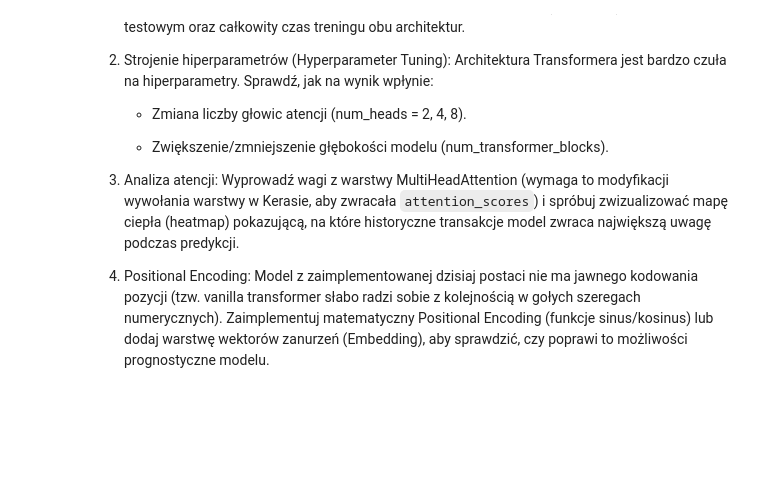
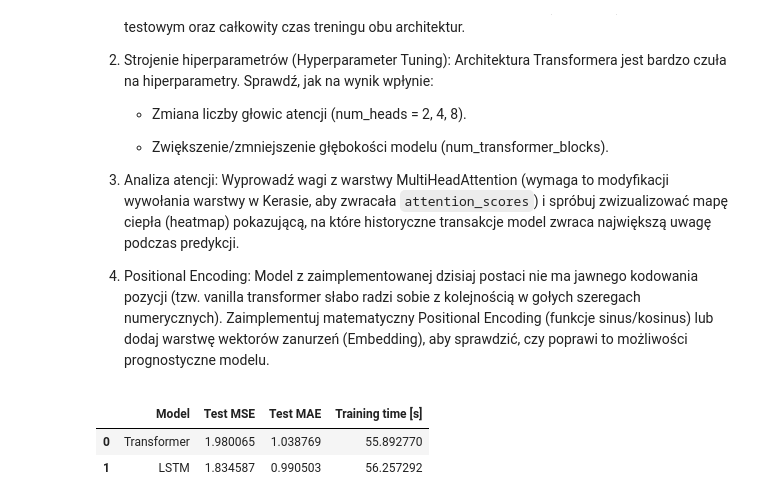
Before and after one commit to Qertal/studia, a Jupyter notebook: SIECINEURONOWE20252026/20260408/N10/SNiUG_MS_Lab_10.ipynb, the cells around one changed output. Drawn from its saved outputs; the diff is of its cells as text; code cells hidden in the pictures; blank space fills up the shorter version.

```diff
--- a/SIECINEURONOWE20252026/20260408/N10/SNiUG_MS_Lab_10.ipynb
+++ b/SIECINEURONOWE20252026/20260408/N10/SNiUG_MS_Lab_10.ipynb
@@ -287,3 +279,90 @@ plt.show()
 3. Analiza atencji: Wyprowadź wagi z warstwy MultiHeadAttention (wymaga to modyfikacji wywołania warstwy w Kerasie, aby zwracała `attention_scores`) i spróbuj zwizualizować mapę ciepła (heatmap) pokazującą, na które historyczne transakcje model zwraca największą uwagę podczas predykcji.
 
 4. Positional Encoding: Model z zaimplementowanej dzisiaj postaci nie ma jawnego kodowania pozycji (tzw. vanilla transformer słabo radzi sobie z kolejnością w gołych szeregach numerycznych). Zaimplementuj matematyczny Positional Encoding (funkcje sinus/kosinus) lub dodaj warstwę wektorów zanurzeń (Embedding), aby sprawdzić, czy poprawi to możliwości prognostyczne modelu.
+# %%
+import time
+
+tf.random.set_seed(42)
+np.random.seed(42)
+
+
+def build_lstm_model(input_shape):
+    inputs = keras.Input(shape=input_shape)
+    x = layers.LSTM(64, return_sequences=True)(inputs)
+    x = layers.Dropout(0.1)(x)
+    x = layers.LSTM(32)(x)
+    x = layers.Dense(128, activation="relu")(x)
+    x = layers.Dropout(0.2)(x)
+    outputs = layers.Dense(1, activation="linear")(x)
+    return keras.Model(inputs, outputs)
+
+
+def compile_model(m):
+    m.compile(
+        loss="mse",
+        optimizer=keras.optimizers.Adam(learning_rate=1e-4),
+        metrics=[
+            keras.metrics.MeanSquaredError(name="mse"),
+            keras.metrics.MeanAbsoluteError(name="mae"),
+        ],
+    )
+    return m
+
+
+# Transformer
+transformer_model = build_transformer_model(
+    input_shape=INPUT_SHAPE,
+    head_size=64,
+    num_heads=4,
+    ff_dim=4,
+    num_transformer_blocks=2,
+    mlp_units=[128],
+    mlp_dropout=0.2,
+    dropout=0.1,
+)
+compile_model(transformer_model)
+
+start = time.perf_counter()
+history_transformer = transformer_model.fit(
+    train_x,
+    train_y,
+    validation_data=(val_x, val_y),
+    epochs=100,
+    batch_size=64,
+    callbacks=callbacks,
+    verbose=0,
+)
+transformer_time = time.perf_counter() - start
+transformer_results = transformer_model.evaluate(test_x, test_y, verbose=0)
+
+# LSTM
+lstm_model = build_lstm_model(INPUT_SHAPE)
+compile_model(lstm_model)
+
+start = time.perf_counter()
+history_lstm = lstm_model.fit(
+    train_x,
+    train_y,
+    validation_data=(val_x, val_y),
+    epochs=100,
+    batch_size=64,
+    callbacks=callbacks,
+    verbose=0,
+)
+lstm_time = time.perf_counter() - start
+lstm_results = lstm_model.evaluate(test_x, test_y, verbose=0)
+
+comparison = pd.DataFrame(
+    {
+        "Model": ["Transformer", "LSTM"],
+        "Test MSE": [transformer_results[1], lstm_results[1]],
+        "Test MAE": [transformer_results[2], lstm_results[2]],
+        "Training time [s]": [transformer_time, lstm_time],
+    }
+)
+
+comparison
+# %% [output]
+|  | Model | Test MSE | Test MAE | Training time [s] |
+| 0 | Transformer | 1.980065 | 1.038769 | 55.892770 |
+| 1 | LSTM | 1.834587 | 0.990503 | 56.257292 |
```
Also changed, not shown: parts of 8 cells of this notebook, 2 other files.
